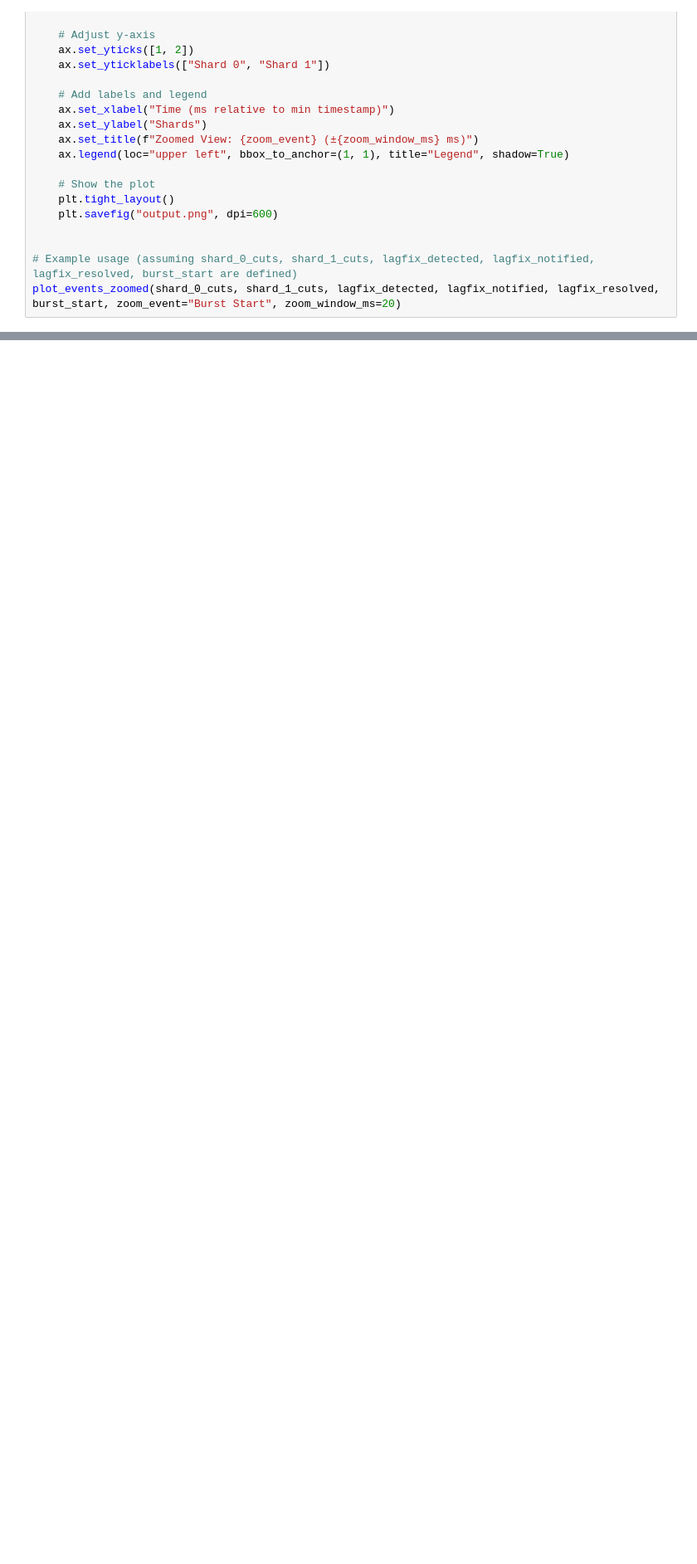
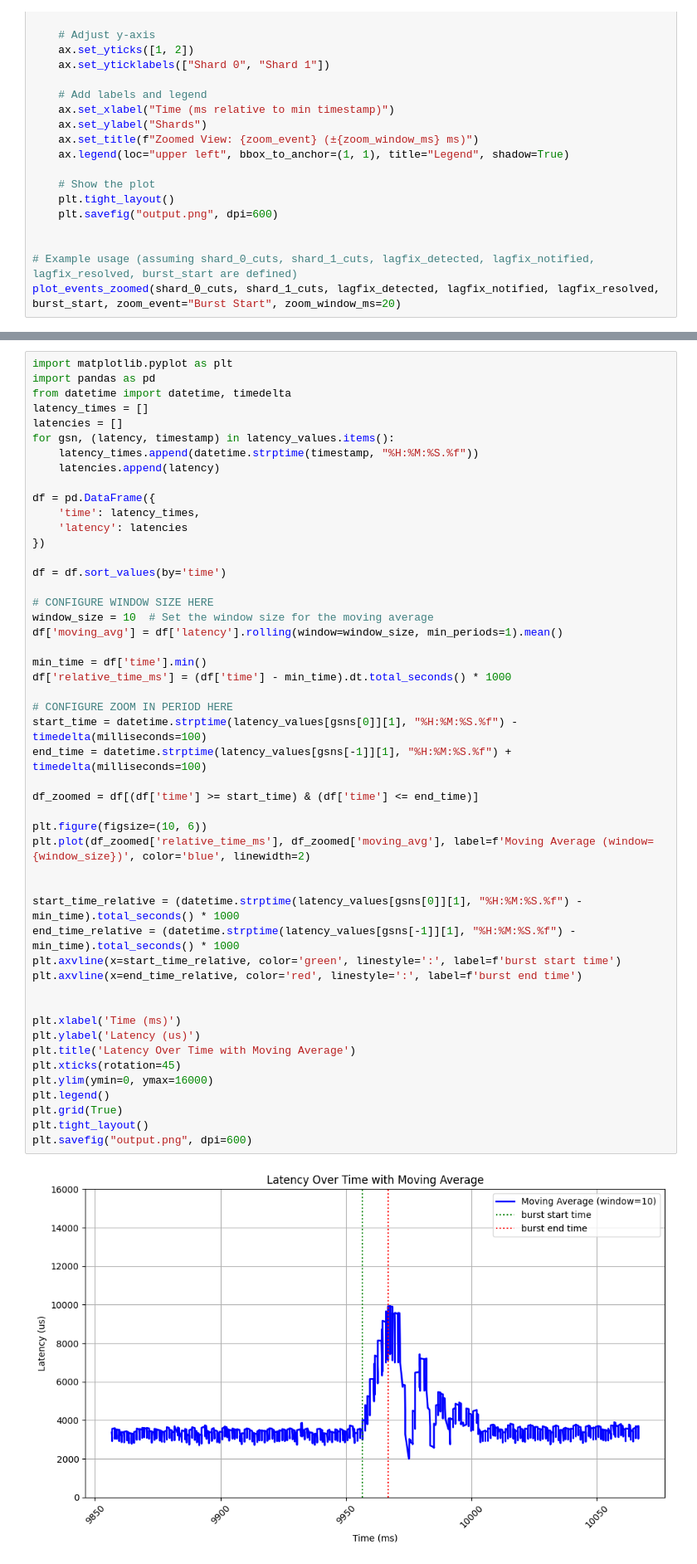
Before and after one commit to dassl-uiuc/speclog-artifact, a Jupyter notebook: benchmarking/scripts/analyze.ipynb, the cells around one changed output, grey strips where cells are left out. Shown at 83% size. Drawn from its saved outputs; the diff is of its cells as text; blank space fills up the shorter version.

```diff
--- a/benchmarking/scripts/analyze.ipynb
+++ b/benchmarking/scripts/analyze.ipynb
@@ -595,0 +642,51 @@ plot_events_zoomed(shard_0_cuts, shard_1_cuts, lagfix_detected, lagfix_notified,
+# %%
+import matplotlib.pyplot as plt
+import pandas as pd
+from datetime import datetime, timedelta
+latency_times = []
+latencies = []
+for gsn, (latency, timestamp) in latency_values.items():
+    latency_times.append(datetime.strptime(timestamp, "%H:%M:%S.%f"))
+    latencies.append(latency)
+
+df = pd.DataFrame({
+    'time': latency_times,
+    'latency': latencies
+})
+
+df = df.sort_values(by='time')
+
+# CONFIGURE WINDOW SIZE HERE
+window_size = 10  # Set the window size for the moving average
+df['moving_avg'] = df['latency'].rolling(window=window_size, min_periods=1).mean()
+
+min_time = df['time'].min()
+df['relative_time_ms'] = (df['time'] - min_time).dt.total_seconds() * 1000
+
+# CONFIGURE ZOOM IN PERIOD HERE
+start_time = datetime.strptime(latency_values[gsns[0]][1], "%H:%M:%S.%f") - timedelta(milliseconds=100)
+end_time = datetime.strptime(latency_values[gsns[-1]][1], "%H:%M:%S.%f") + timedelta(milliseconds=100)
+
+df_zoomed = df[(df['time'] >= start_time) & (df['time'] <= end_time)]
+
+plt.figure(figsize=(10, 6))
+plt.plot(df_zoomed['relative_time_ms'], df_zoomed['moving_avg'], label=f'Moving Average (window={window_size})', color='blue', linewidth=2)
+
+
+start_time_relative = (datetime.strptime(latency_values[gsns[0]][1], "%H:%M:%S.%f") - min_time).total_seconds() * 1000
+end_time_relative = (datetime.strptime(latency_values[gsns[-1]][1], "%H:%M:%S.%f") - min_time).total_seconds() * 1000
+plt.axvline(x=start_time_relative, color='green', linestyle=':', label=f'burst start time')
+plt.axvline(x=end_time_relative, color='red', linestyle=':', label=f'burst end time')
+
+
+plt.xlabel('Time (ms)')
+plt.ylabel('Latency (us)')
+plt.title('Latency Over Time with Moving Average')
+plt.xticks(rotation=45)
+plt.ylim(ymin=0, ymax=16000)
+plt.legend()
+plt.grid(True)
+plt.tight_layout()
+plt.savefig("output.png", dpi=600)
+# %% [output]
+[figure, added]
```
Also changed, not shown: parts of 7 cells of this notebook, 2 other files.
